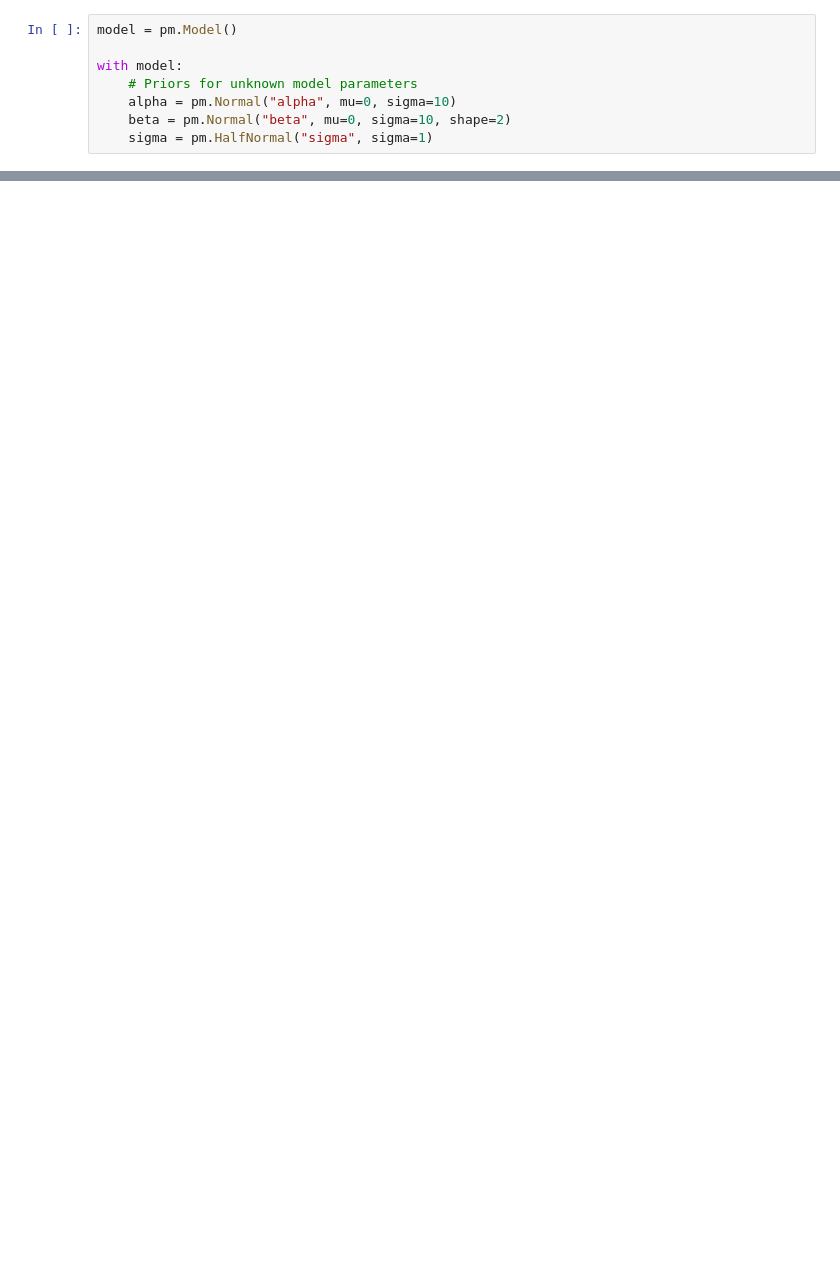
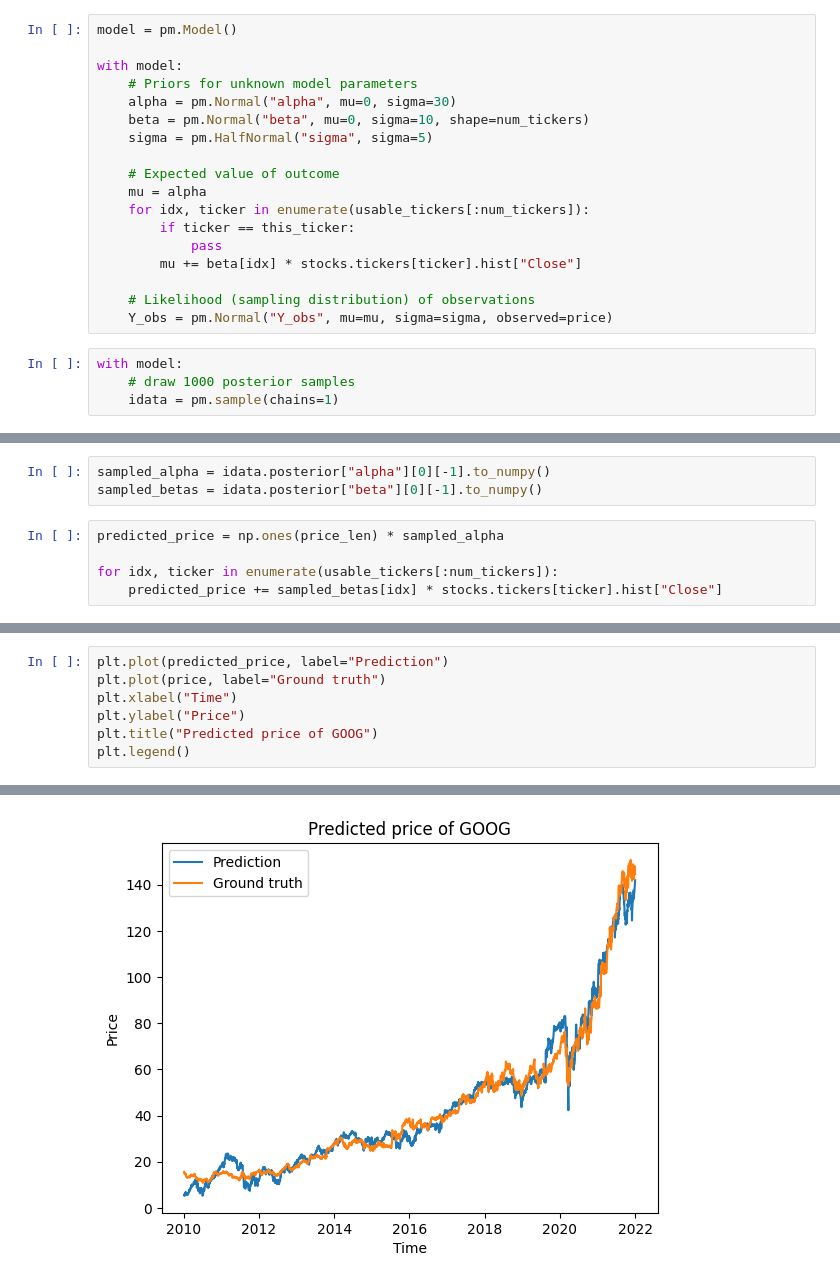
Before and after one commit to fanpu/10-708-project, a Jupyter notebook: baseline.ipynb, the cells around one changed output, grey strips where cells are left out. Saved outputs shown, nothing was run; the diff lists cells and outputs as text; blank space fills up the shorter version.

```diff
--- a/baseline.ipynb
+++ b/baseline.ipynb
@@ -56,6 +83,20 @@ model = pm.Model()
 
 with model:
     # Priors for unknown model parameters
-    alpha = pm.Normal("alpha", mu=0, sigma=10)
-    beta = pm.Normal("beta", mu=0, sigma=10, shape=2)
-    sigma = pm.HalfNormal("sigma", sigma=1)
+    alpha = pm.Normal("alpha", mu=0, sigma=30)
+    beta = pm.Normal("beta", mu=0, sigma=10, shape=num_tickers)
+    sigma = pm.HalfNormal("sigma", sigma=5)
+
+    # Expected value of outcome
+    mu = alpha
+    for idx, ticker in enumerate(usable_tickers[:num_tickers]):
+        if ticker == this_ticker:
+            pass
+        mu += beta[idx] * stocks.tickers[ticker].hist["Close"]
+
+    # Likelihood (sampling distribution) of observations
+    Y_obs = pm.Normal("Y_obs", mu=mu, sigma=sigma, observed=price)
+# %%
+with model:
+    # draw 1000 posterior samples
+    idata = pm.sample(chains=1)
@@ -61,0 +139,8 @@ with model:
+# %%
+sampled_alpha = idata.posterior["alpha"][0][-1].to_numpy()
+sampled_betas = idata.posterior["beta"][0][-1].to_numpy()
+# %%
+predicted_price = np.ones(price_len) * sampled_alpha
+
+for idx, ticker in enumerate(usable_tickers[:num_tickers]):
+    predicted_price += sampled_betas[idx] * stocks.tickers[ticker].hist["Close"]
@@ -61,0 +179,8 @@ with model:
+# %%
+plt.plot(predicted_price, label="Prediction")
+plt.plot(price, label="Ground truth")
+plt.xlabel("Time")
+plt.ylabel("Price")
+plt.title("Predicted price of GOOG")
+plt.legend()
+# %% [output]
@@ -61,0 +188 @@ with model:
+[figure, added]
```
Also changed, not shown: parts of 14 cells of this notebook, 1 other file.
